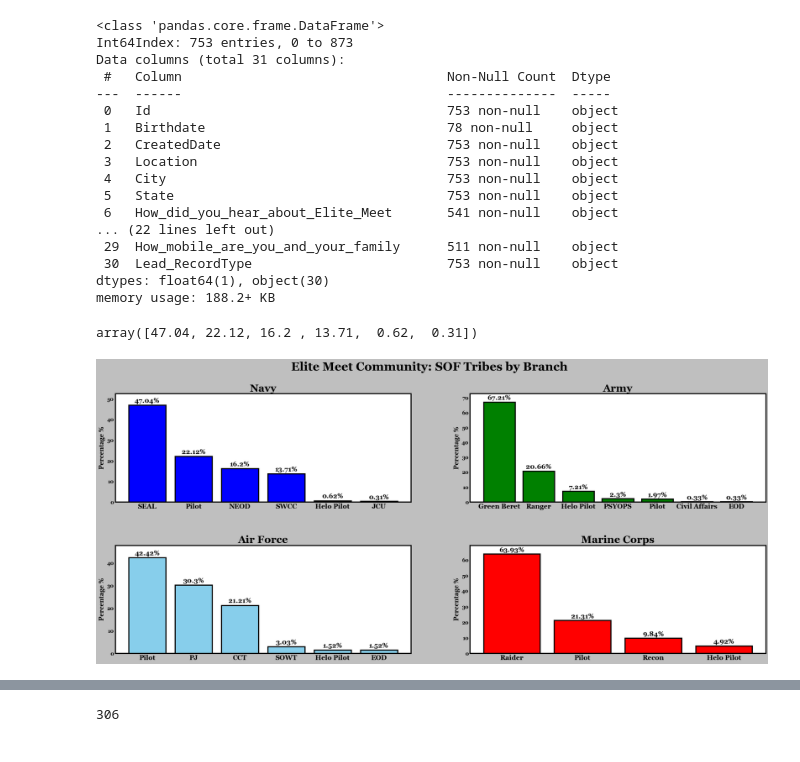
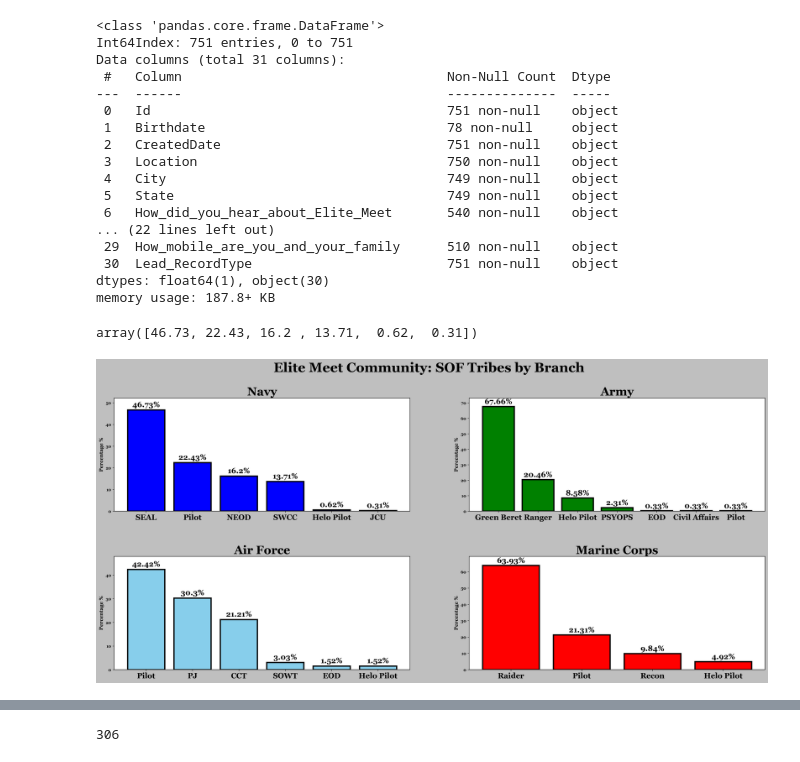
Before and after one commit to americanthinker/Capstone_Project_I, a Jupyter notebook: SOF_Analysis.ipynb, the cells around one changed output, grey strips where cells are left out. Drawn from its saved outputs; the diff is of its cells as text; code cells hidden in the pictures.

```diff
--- a/SOF_Analysis.ipynb
+++ b/SOF_Analysis.ipynb
@@ -28,6 +25,6 @@ def generateBaseMap(default_location=base_coords, default_zoom_start=5):
 # %%
 #import data
-df = pd.read_csv('../Capstone_Project_I/data/vets2.csv',  encoding="ISO-8859-1")
+df = pd.read_csv('../Capstone_Project_I/data/vets_SOF.csv',  encoding="ISO-8859-1")
 # %%
 tribes = df[(df['Tribe'] != 'Non-SOF')&(df['Tribe'] != 'SOF Enabler')]
 # %%
@@ -81,26 +76,26 @@ tribes = tribes[tribes['Branch'] != 'Coast Guard']
 tribes.info()
 # %% [output]
 <class 'pandas.core.frame.DataFrame'>
-Int64Index: 753 entries, 0 to 873
+Int64Index: 751 entries, 0 to 751
 Data columns (total 31 columns):
  #   Column                                  Non-Null Count  Dtype
 ---  ------                                  --------------  -----
- 0   Id                                      753 non-null    object
+ 0   Id                                      751 non-null    object
  1   Birthdate                               78 non-null     object
- 2   CreatedDate                             753 non-null    object
- 3   Location                                753 non-null    object
- 4   City                                    753 non-null    object
- 5   State                                   753 non-null    object
- 6   How_did_you_hear_about_Elite_Meet       541 non-null    object
+ 2   CreatedDate                             751 non-null    object
+ 3   Location                                750 non-null    object
+ 4   City                                    749 non-null    object
+ 5   State                                   749 non-null    object
+ 6   How_did_you_hear_about_Elite_Meet       540 non-null    object
 ... (22 lines left out)
- 29  How_mobile_are_you_and_your_family      511 non-null    object
- 30  Lead_RecordType                         753 non-null    object
+ 29  How_mobile_are_you_and_your_family      510 non-null    object
+ 30  Lead_RecordType                         751 non-null    object
 dtypes: float64(1), object(30)
-memory usage: 188.2+ KB
+memory usage: 187.8+ KB
 # %%
 percent(tribes[tribes['Branch'] == 'Navy']['Tribe'].value_counts()).values
 # %% [output]
-array([47.04, 22.12, 16.2 , 13.71,  0.62,  0.31])
+array([46.73, 22.43, 16.2 , 13.71,  0.62,  0.31])
 # %%
 branches = branches[:4]
 # %%
@@ -108,34 +103,37 @@ plt.style.use('grayscale')
 rcParams['font.family'] = 'serif'
 rcParams['font.serif'] = ['Georgia']
 # %%
+import matplotlib as mpl
+mpl.rcParams['figure.dpi'] = 300
+
 fig = plt.figure(figsize=(28,12))
 suptitle = fig.suptitle('Elite Meet Community: SOF Tribes by Branch', fontweight='bold', fontsize=32)
 
 colors = ['blue', 'green', 'skyblue', 'red']
 for i, branch in enumerate(branches):
     ax = fig.add_subplot(2,2,i+1)
     ax.grid(False)
     df = percent(tribes[tribes['Branch'] == branch]['Tribe'].value_counts())
     _ = plt.bar(x=df.index, height=df.values, data=df, color=colors[i], edgecolor='k', linewidth=3)
 
     rects = _.patches
 
     # Make some labels.
     labels = [f"{value}%" for value in df.values]
 
     for rect, label in zip(rects, labels):
         height = rect.get_height()
         txt = plt.text(rect.get_x() + rect.get_width() / 2, height + 0.5 , label,
                 ha='center', va='bottom', fontweight='bold', fontsize=18)
     _ = fig.subplots_adjust(left=None, bottom=None, right=None, wspace=None, hspace=0.4)
     title = ax.set_title(f'{branch}', fontsize=28, fontweight='bold')
     xticks = plt.xticks(fontweight='bold', fontsize=18)
     yticks = plt.yticks(fontweight='bold')
     #xlabel = plt.xlabel('Tribe', fontweight='bold', fontsize=14, labelpad=20)
     ylabel = plt.ylabel('Percentage %', fontweight='bold')
     ylim = plt.ylim(0,max(df.values) + 5.5)
 # %% [output]
-[figure, old version]
+[figure, new version]
 # %%
 fig = plt.figure(figsize=(28,12))
 
```
Also changed, not shown: parts of 6 cells of this notebook, 1 other file.
